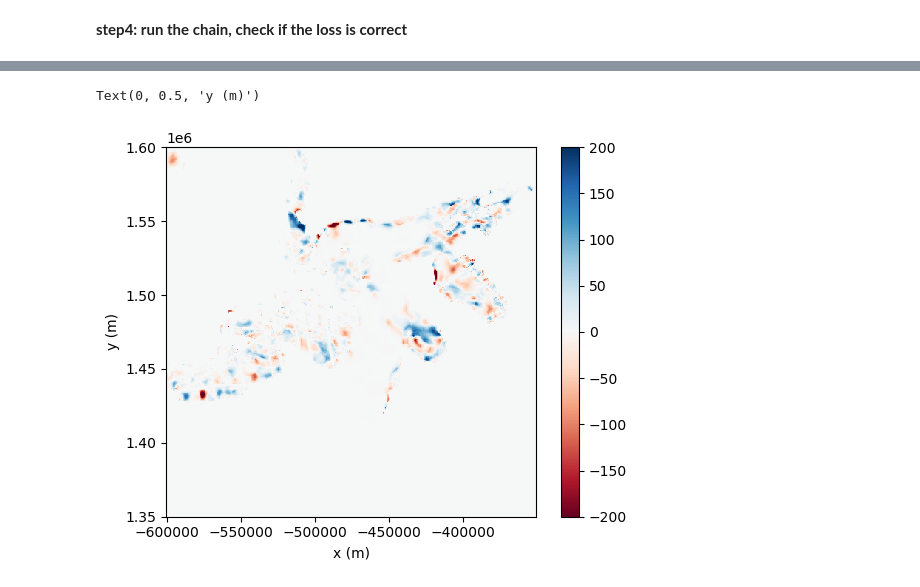
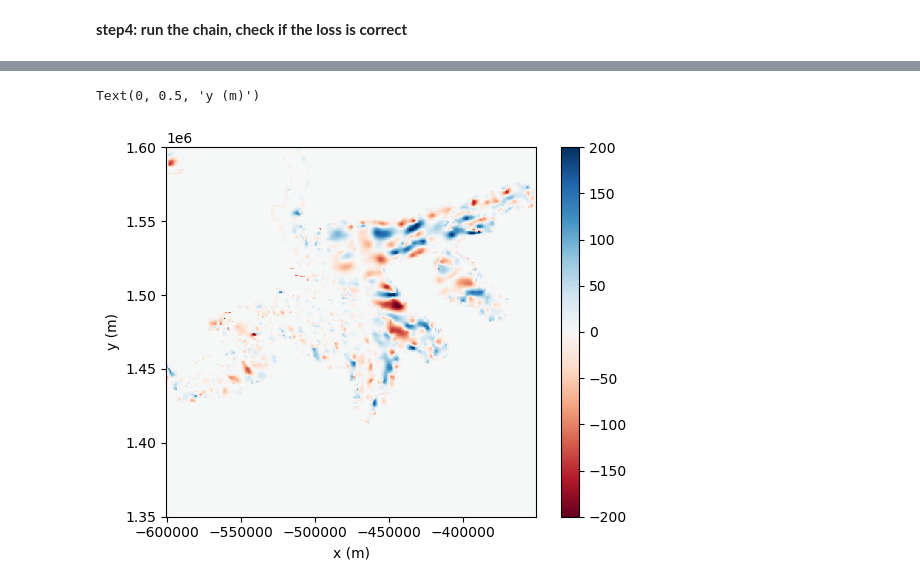
Before and after one commit to JustinSobayo/Distributed-MCMC-State-Exchange-Runtime, a Jupyter notebook: notebooks/T4_SmallScaleChain.ipynb, the cells around one changed output, grey strips where cells are left out. Drawn from its saved outputs; the diff is of its cells as text; code cells hidden in the pictures.

```diff
--- a/notebooks/T4_SmallScaleChain.ipynb
+++ b/notebooks/T4_SmallScaleChain.ipynb
@@ -322,9 +330,9 @@ Text(0, 0.5, 'y (m)')
 # %%
-plt.pcolormesh(xx,yy, bed1-bed3, cmap='RdBu',vmax=200,vmin=-200)
+plt.pcolormesh(xx,yy, bed1-bed6, cmap='RdBu',vmax=200,vmin=-200)
 plt.axis('scaled')
 plt.colorbar()
 plt.xlabel('x (m)')
 plt.ylabel('y (m)')
 # %% [output]
 Text(0, 0.5, 'y (m)')
-[figure, old version]
+[figure, new version]
```
Also changed, not shown: parts of 20 cells of this notebook, 2 other files.
